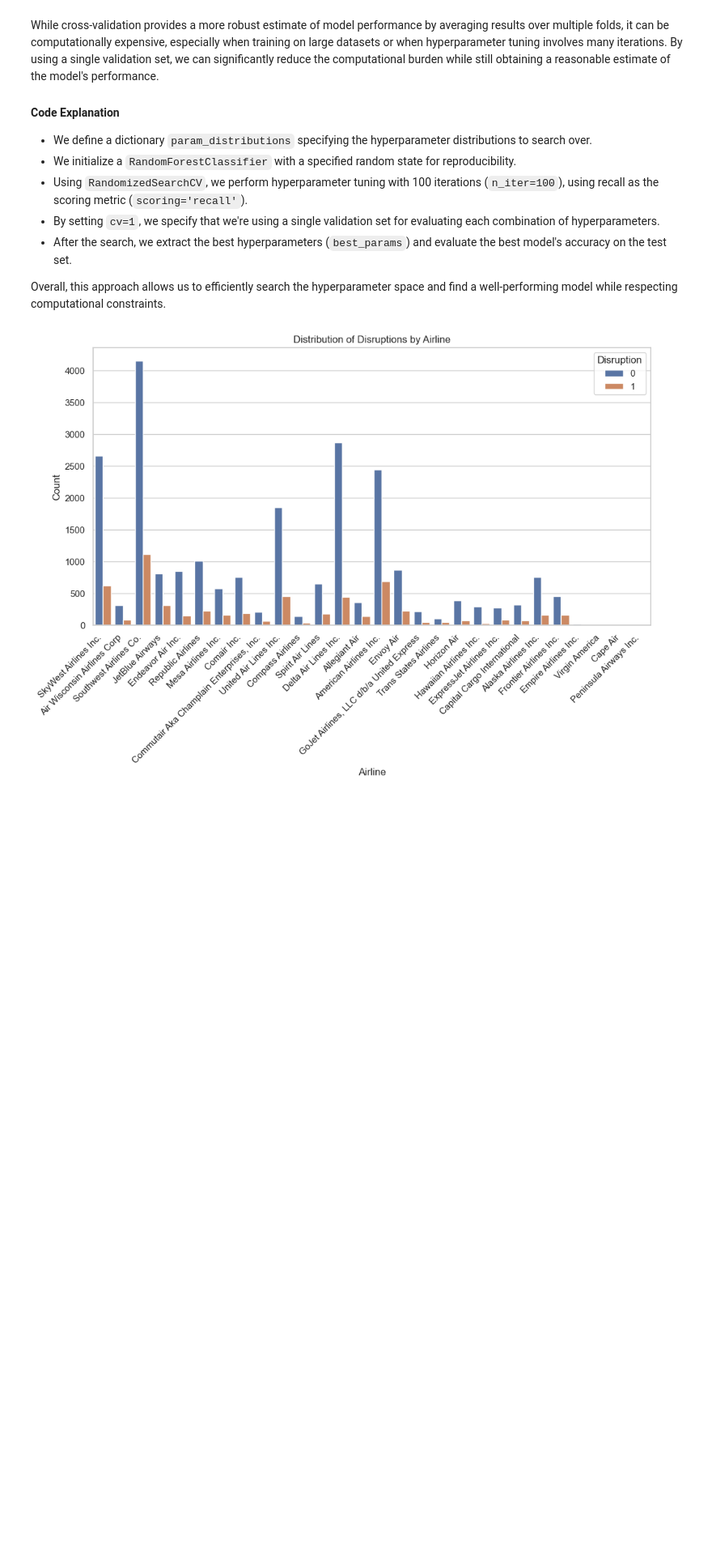
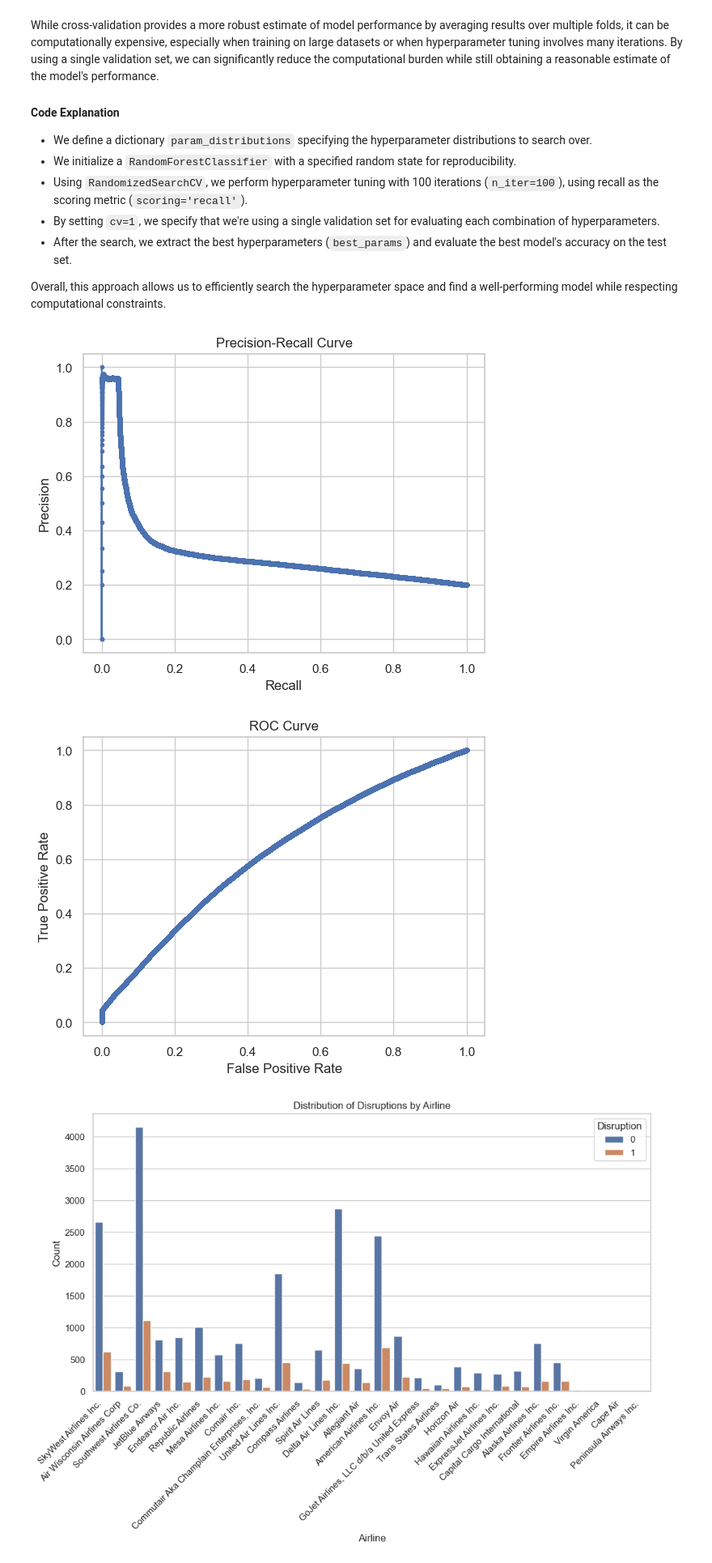
Before and after one commit to Profjay22/ML_AIRLINE, a Jupyter notebook: ID5059_PROJECT/flight_disruption_prediction.ipynb, the cells around one changed output. Shown at 81% size. Saved outputs shown, nothing was run; the diff lists cells and outputs as text; code cells hidden in the pictures; blank space fills up the shorter version.

```diff
--- a/ID5059_PROJECT/flight_disruption_prediction.ipynb
+++ b/ID5059_PROJECT/flight_disruption_prediction.ipynb
@@ -415,6 +646,31 @@ While cross-validation provides a more robust estimate of model performance by a
 - After the search, we extract the best hyperparameters (`best_params`) and evaluate the best model's accuracy on the test set.
 
 Overall, this approach allows us to efficiently search the hyperparameter space and find a well-performing model while respecting computational constraints.
+# %%
+# Calculate precision and recall
+precision, recall, _ = precision_recall_curve(y_test_binary, clf.predict_proba(X_test_selected)[:, 1])
+
+# Plot precision-recall curve
+plt.figure()
+plt.plot(recall, precision, marker='.')
+plt.xlabel('Recall')
+plt.ylabel('Precision')
+plt.title('Precision-Recall Curve')
+plt.show()
+
+# Calculate false positive rate and true positive rate
+fpr, tpr, _ = roc_curve(y_test_binary, clf.predict_proba(X_test_selected)[:, 1])
+
+# Plot ROC curve
+plt.figure()
+plt.plot(fpr, tpr, marker='.')
+plt.xlabel('False Positive Rate')
+plt.ylabel('True Positive Rate')
+plt.title('ROC Curve')
+plt.show()
+# %% [output]
+[figure, added]
+[figure, added]
 # %%
 # Visualize the distribution of 'Airline' with respect to 'Disruption'
 plt.figure(figsize=(12, 6))
```
Also changed, not shown: parts of 16 cells of this notebook.
